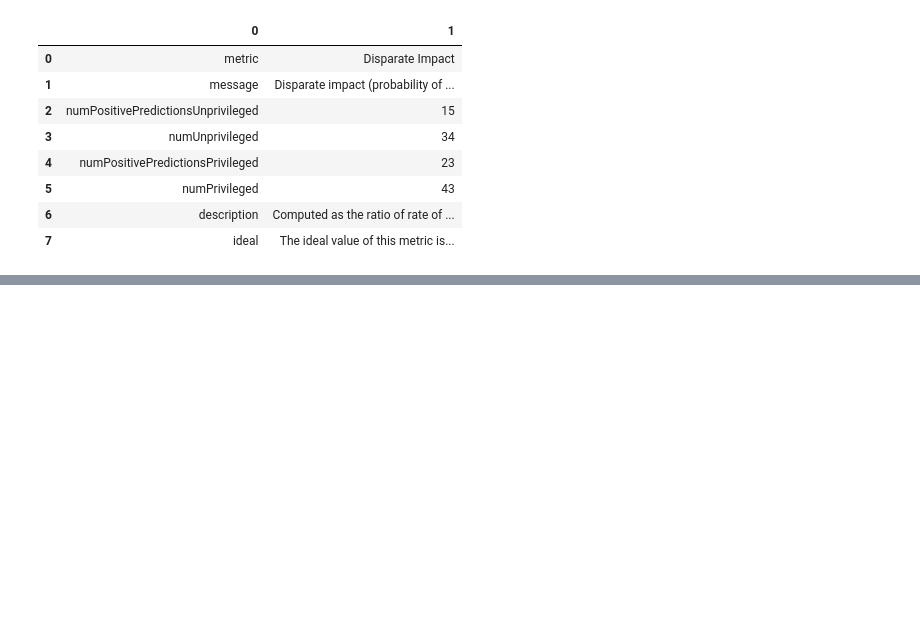
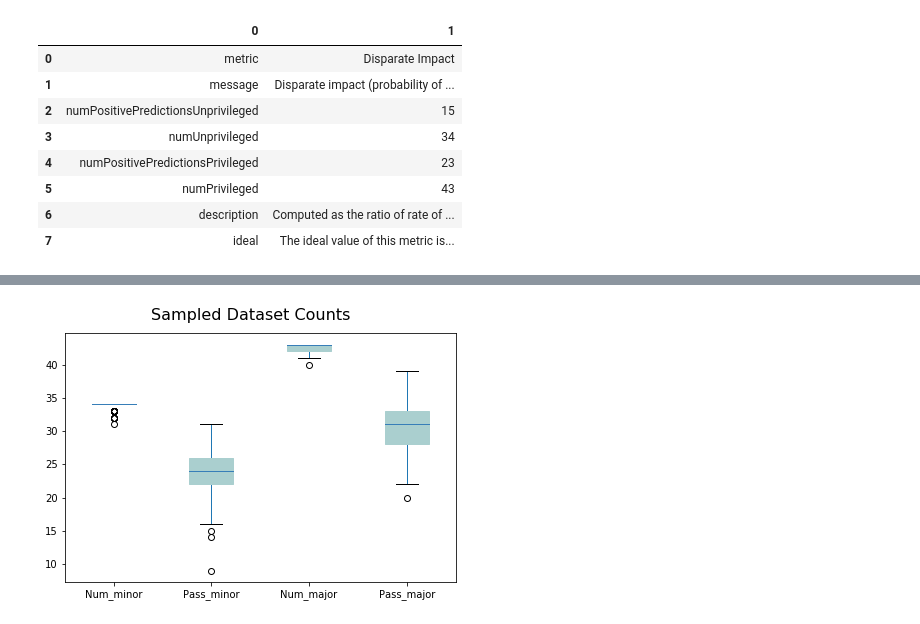
Before and after one commit to Jimmy-INL/twml, a Jupyter notebook: Project3/presentation2_ltn.ipynb, the cells around one changed output, grey strips where cells are left out. Saved outputs shown, nothing was run; the diff lists cells and outputs as text; code cells hidden in the pictures; blank space fills up the shorter version.

```diff
--- a/Project3/presentation2_ltn.ipynb
+++ b/Project3/presentation2_ltn.ipynb
@@ -179,7 +202,7 @@ ds = StandardDataset(
 # %%
 from aif360.metrics import BinaryLabelDatasetMetric
 priv, unpriv = [{protected: 1}], [{protected: 0}]
-metric = BinaryLabelDatasetMetric(ds, privileged_groups=priv, unprivileged_groups=unpriv)
+metric = BinaryLabelDatasetMetric(ds_orig, privileged_groups=priv, unprivileged_groups=unpriv)
 
 from aif360.explainers import MetricJSONExplainer
 expl_json = MetricJSONExplainer(metric).disparate_impact()
@@ -307,10 +333,3 @@ df_expl.style.set_properties(**{'text-align': 'left'})
 | 5 | numPrivileged | 43 |
 | 6 | description | Computed as the ratio of rate of ... |
 | 7 | ideal | The ideal value of this metric is... |
-# %%
-q = .6
-df = pd.DataFrame(features[0], columns=['Oral','Written','Passed'])
-df['Written'] = df['Written']*100
-df['Oral'] = df['Oral']*100
-df['Combine'] = df.apply(lambda x: (1-q)*x['Oral']+q*x['Written'], axis=1)
-df.head(5)
@@ -352,5 +348,0 @@ data.head(5)
-# %%
-# Correlation matrix between Oral and Written
-df = data[["Oral", "Written"]].copy()
-df["Majority"] = data.apply(lambda x: int(x['Race']=='W'), axis=1)
-df.head(5)
@@ -432,0 +418,21 @@ plt.show()
+# %%
+result = pd.DataFrame()
+
+sample_result = []
+for i in range(0,110):
+    sample, metric, min_pass, max_fail = generate_fair_sample()
+    expl = json.loads(MetricJSONExplainer(metric).disparate_impact())
+    sample_result.append([
+        di.disparate_impact(),
+        expl['numUnprivileged'],
+        expl['numPositivePredictionsUnprivileged'],
+        expl['numPrivileged'],
+        expl['numPositivePredictionsPrivileged'],
+        min_pass,
+        max_fail,
+        max_fail-min_pass
+    ])
+
+sample_result = pd.DataFrame(sample_result,
+         columns=['DI','Num_minor','Pass_minor','Num_major','Pass_major','Min_pass','Max_fail','Diff_pass'])
+sample_result
@@ -432,0 +465,10 @@ plt.show()
+# %%
+plt.rcParams["figure.figsize"] = [6,4]
+fig, ax = plt.subplots(1,1) # create figure and axes
+props = dict(boxes="#aacfcf", medians=colors[0])
+sample_result[['Num_minor', 'Pass_minor', 'Num_major', 'Pass_major']].plot.box(color=props, patch_artist=True, ax=ax)
+plt.tight_layout()
+plt.suptitle("Sampled Dataset Counts", fontsize=16, y=1.05)
+plt.show()
+# %% [output]
+[figure, added]
```
Also changed, not shown: parts of 31 cells of this notebook, 5 other files.
